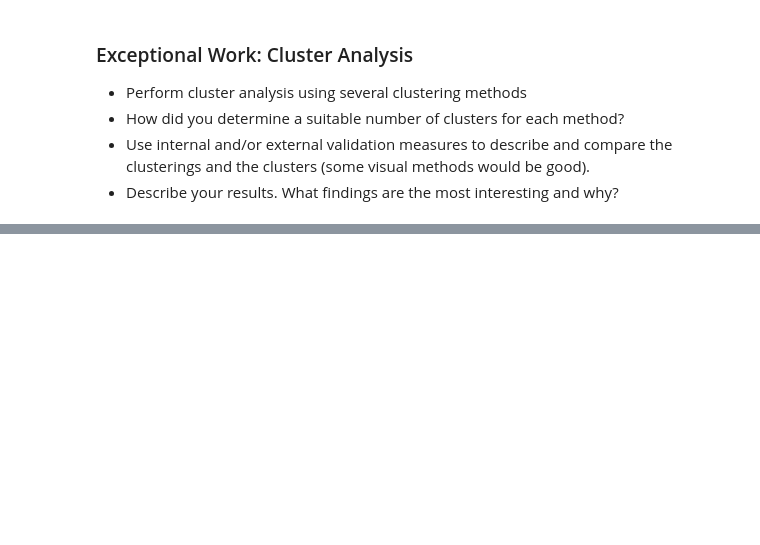
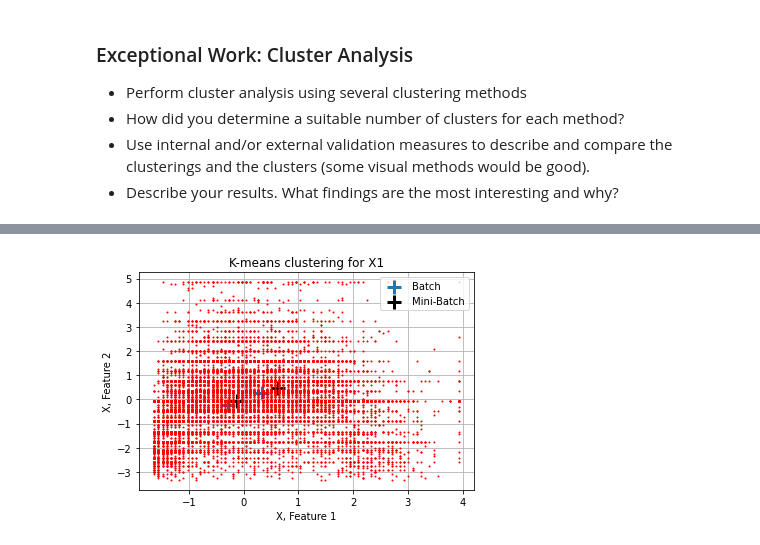
Before and after one commit to ShelbyP27/DS7331-Project, a Jupyter notebook: DS7331 - Project 3 test.ipynb, the cells around one changed output, grey strips where cells are left out. Cells and saved outputs as stored; diff of their text form; code cells hidden in the pictures; blank space fills up the shorter version.

```diff
--- a/DS7331 - Project 3 test.ipynb
+++ b/DS7331 - Project 3 test.ipynb
@@ -376,14 +471,14 @@ kmeans_mini = MiniBatchKMeans(n_clusters=2, batch_size=1000)
 kmeans = KMeans(n_clusters=2)
 
 print('Time for BatchKMeans:')
-%time kmeans.fit(X1)
+%time kmeans.fit(X)
 print('Time for MiniBatchKMeans:')
-%time kmeans_mini.fit(X1)
+%time kmeans_mini.fit(X)
 
 
 # visualize the data
 centroids = kmeans.cluster_centers_
-plt.plot(X1[:, 0], X1[:, 1], 'r.', markersize=2) #plot the data
+plt.plot(X[:, 0], X[:, 1], 'r.', markersize=2) #plot the data
 plt.scatter(centroids[:, 0], centroids[:, 1],
             marker='+', s=200, linewidths=3, label='Batch')  # plot the centroids
 
@@ -392,7 +487,8 @@ plt.scatter(centroids[:, 0], centroids[:, 1],
             marker='+', s=200, linewidths=3, color='k',label='Mini-Batch')  # plot the centroids
 plt.legend()
 plt.title('K-means clustering for X1')
-plt.xlabel('X1, Feature 1')
-plt.ylabel('X1, Feature 2')
+plt.xlabel('X, Feature 1')
+plt.ylabel('X, Feature 2')
 plt.grid()
 plt.show()
+# %% [output]
@@ -398,0 +501 @@ plt.show()
+[figure, added]
```
Also changed, not shown: parts of 18 cells of this notebook.
